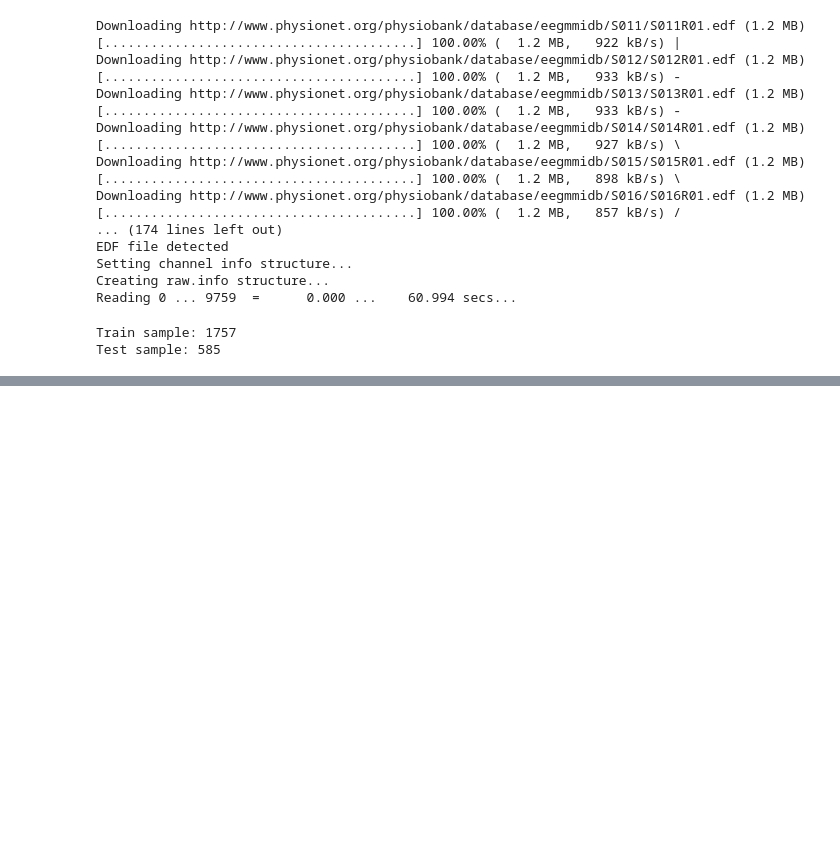
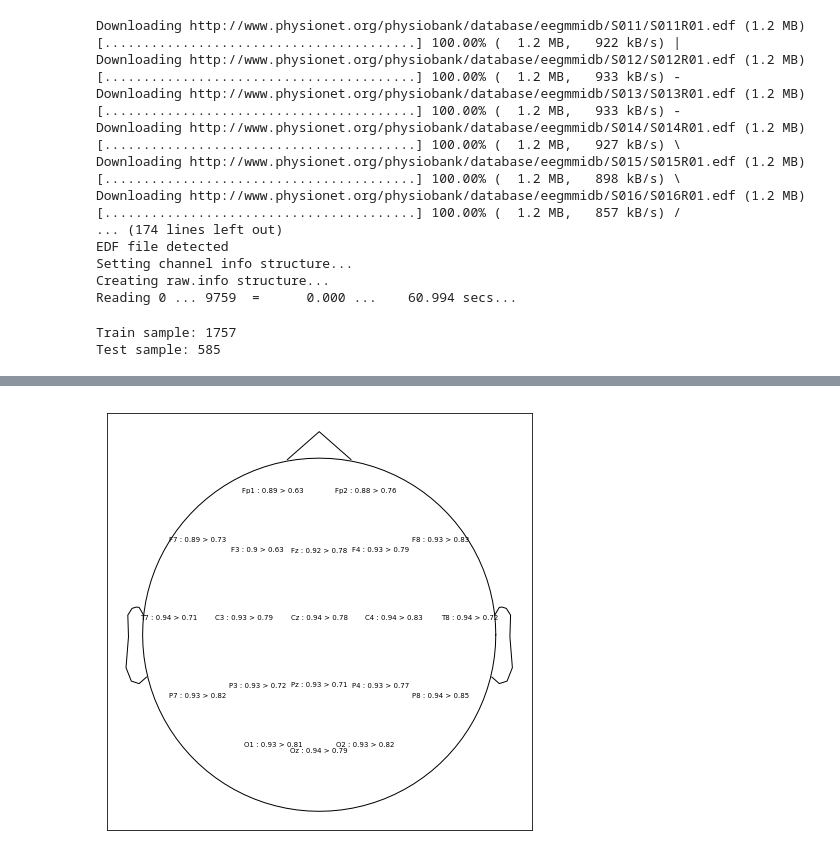
Before and after one commit to HJBJalaly/DLeeg, a Jupyter notebook: best channel/Mine/Search_1Ch_Base_Normal.ipynb, the cells around one changed output, grey strips where cells are left out. Saved outputs shown, nothing was run; the diff lists cells and outputs as text; code cells hidden in the pictures; blank space fills up the shorter version.

```diff
--- a/best channel/Mine/Search_1Ch_Base_Normal.ipynb
+++ b/best channel/Mine/Search_1Ch_Base_Normal.ipynb
@@ -362,9 +362,9 @@ Epoch 1/20
 ## Visualize Results and Save Results
 Today = datetime.date.today()
 TodayStr = Today.strftime("%Y%m%d")
-ResultFileName='SearchSpaceResult_1Ch_'+TodayStr+'_S'+str(EpochNum)+'.csv'
-ChannelFileName='ChannelNames_1Ch_'+TodayStr+'_S'+str(EpochNum)+'.csv'
-ImageFileName='SearchSpaceResult_1Ch_'+TodayStr+'_S'+str(EpochNum)+'.pdf'
+ResultFileName='SearchSpaceResult_1Ch_'+TodayStr+'_S'+str(subject_number)+'.csv'
+ChannelFileName='ChannelNames_1Ch_'+TodayStr+'_S'+str(subject_number)+'.csv'
+ImageFileName='SearchSpaceResult_1Ch_'+TodayStr+'_S'+str(subject_number)+'.pdf'
 
 
 # Visualize
@@ -375,31 +375,38 @@ for i in range(len(biosemi_Acc.names)):
     biosemi_Acc.names[i]=' '
 
 
 for i in range(len(Search_Space_Channel)):
     index=biosemi_layout.names.index(Search_Space_Channel_Name[i])
     biosemi_Acc.names[index]=biosemi_layout.names[index]+" : "+str(np.round(SearchSpaceResult[i][1],2))+\
                                                          " > "+str(np.round(SearchSpaceResult[i][5],2))
 
 ImageEEG=biosemi_Acc.plot()
 # plt.title("Channel Name : Training Acc.  > Test Acc.",pad=-12)
 
 
+
 # Save
 ImageEEG.savefig(ImageFileName)
 
 with open(ResultFileName, 'w+') as csvfile:
     spamwriter = csv.writer(csvfile, delimiter=',',
                             quotechar='|', quoting=csv.QUOTE_MINIMAL)
     spamwriter.writerows(SearchSpaceResult)
 
 with open(ChannelFileName, 'w+') as csvfile:
     spamwriter = csv.writer(csvfile, delimiter=',',
                             quotechar='|', quoting=csv.QUOTE_MINIMAL)
     spamwriter.writerow(Search_Space_Channel)
     spamwriter.writerow(Search_Space_Channel_Name)
 
 # Downlaod
-time.sleep(4)
+import os
+while os.path.isfile(ResultFileName)==False:
+  print('wait')
+  time.sleep(1)
+
 files.download(ResultFileName)
 files.download(ChannelFileName)
 files.download(ImageFileName)
+# %% [output]
+[figure, added]
```
Also changed, not shown: parts of 2 cells of this notebook.
